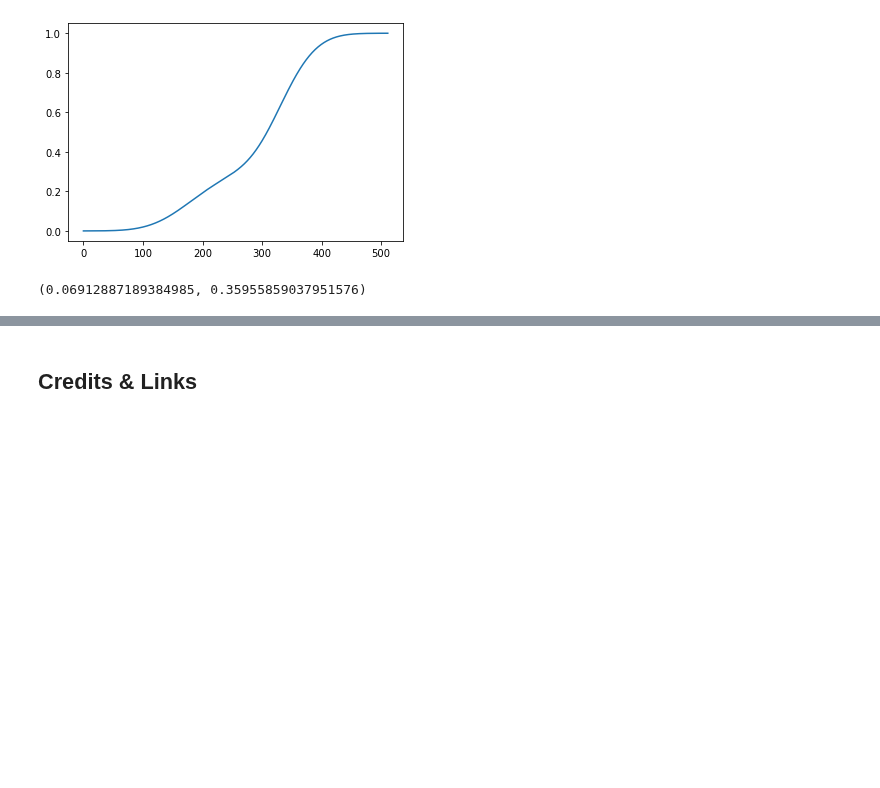
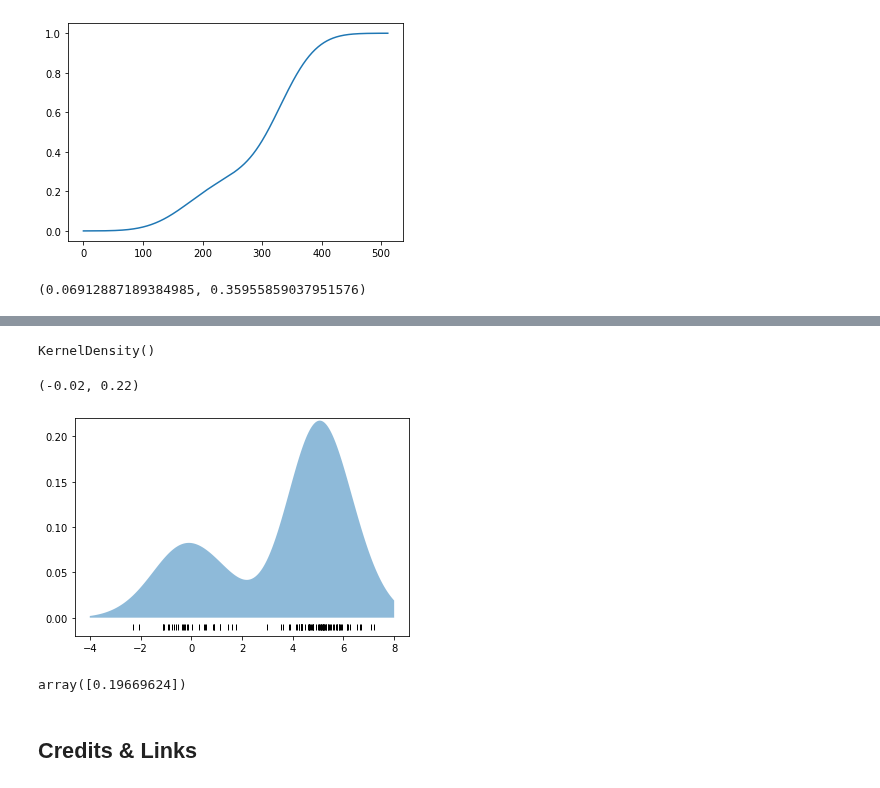
Before and after one commit to miltonluaces/ds_topics, a Jupyter notebook: 26_monte_carlo_models/kernel_density.ipynb, the cells around one changed output, grey strips where cells are left out. Drawn from its saved outputs; the diff is of its cells as text; code cells hidden in the pictures; blank space fills up the shorter version.

```diff
--- a/26_monte_carlo_models/kernel_density.ipynb
+++ b/26_monte_carlo_models/kernel_density.ipynb
@@ -43,0 +64,6 @@ ci_low, ci_high
+# %%
+x = [1,3,3,4]
+f = lambda x : x**2+5
+fi = sde.monotone_fn_inverter(f, x)
+df = pd.DataFrame({'x': x, 'y=f(x)': f(np.array(x)), 'fi.x': fi.x, 'fi.y': fi.y})
+df
@@ -43,0 +110,4 @@ ci_low, ci_high
+# %%
+from sklearn.neighbors import KernelDensity
+x = [3, 3, 1, 40]
+kde = KernelDensity(kernel='gaussian', bandwidth=0.75).fit(x)
@@ -43,0 +124,10 @@ ci_low, ci_high
+# %%
+from sklearn.neighbors import KernelDensity
+def make_data(N, f=0.3, rseed=1):
+    rand = np.random.RandomState(rseed)
+    x = rand.randn(N)
+    x[int(f * N):] += 5
+    return x
+
+x = make_data(100)
+x
@@ -44,3 +155,24 @@ ci_low, ci_high
+# %%
+kde = KernelDensity(bandwidth=1.0, kernel='gaussian')
+kde.fit(x[:, None])
+# %% [output]
+KernelDensity()
+# %%
+x_d = np.linspace(-4, 8, 1000)
+# score_samples returns the log of the probability density
+logprob = kde.score_samples(x_d[:, None])
+
+plt.fill_between(x_d, np.exp(logprob), alpha=0.5)
+plt.plot(x, np.full_like(x, -0.01), '|k', markeredgewidth=1)
+plt.ylim(-0.02, 0.22)
+# %% [output]
+(-0.02, 0.22)
+[figure, added]
+# %%
+lp = kde.score_samples(np.array([4.5]).reshape(-1, 1))
+np.exp(lp)
+# %% [output]
+array([0.19669624])
 # %% [markdown]
 ## Credits & Links
 # %% [markdown]
```
Also changed, not shown: parts of 15 cells of this notebook, 3 other files.
